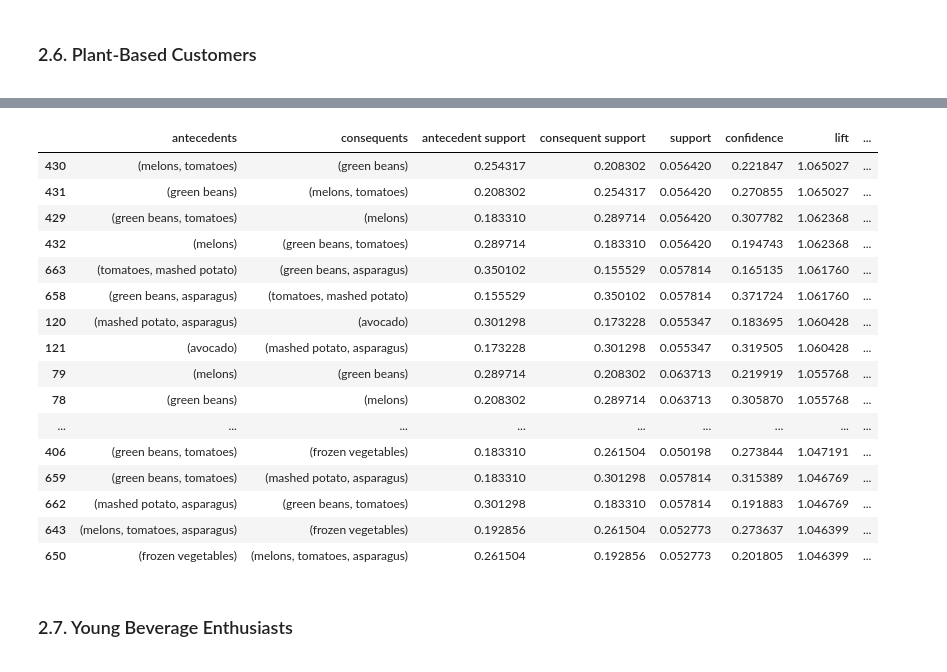
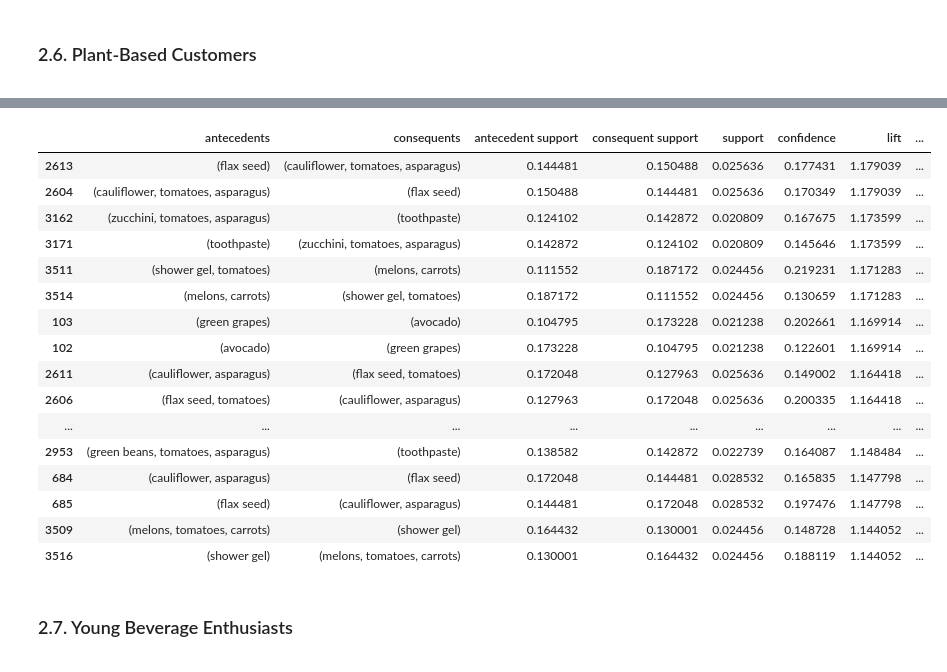
Before and after one commit to shaulleo/ProjetoML, a Jupyter notebook: ML II - Association Rules.ipynb, the cells around one changed output, grey strips where cells are left out. Cells and saved outputs as stored; diff of their text form; code cells hidden in the pictures.

```diff
--- a/ML II - Association Rules.ipynb
+++ b/ML II - Association Rules.ipynb
@@ -247,24 +396,24 @@ len(cluster5_items)*0.02
 # %%
-cluster5_rules = Functions.build_rules(cluster5_items, min_support=0.05, metric='lift', min_threshold=1)
+cluster5_rules = Functions.build_rules(cluster5_items, min_support=0.02, metric='lift', min_threshold=1)
 cluster5_rules.sort_values(by='lift', ascending=False).head(30)
 # %% [output]
 |  | antecedents | consequents | antecedent support | consequent support | support | confidence | lift | ... |
-| 430 | (melons, tomatoes) | (green beans) | 0.254317 | 0.208302 | 0.056420 | 0.221847 | 1.065027 | ... |
-| 431 | (green beans) | (melons, tomatoes) | 0.208302 | 0.254317 | 0.056420 | 0.270855 | 1.065027 | ... |
-| 429 | (green beans, tomatoes) | (melons) | 0.183310 | 0.289714 | 0.056420 | 0.307782 | 1.062368 | ... |
-| 432 | (melons) | (green beans, tomatoes) | 0.289714 | 0.183310 | 0.056420 | 0.194743 | 1.062368 | ... |
-| 663 | (tomatoes, mashed potato) | (green beans, asparagus) | 0.350102 | 0.155529 | 0.057814 | 0.165135 | 1.061760 | ... |
-| 658 | (green beans, asparagus) | (tomatoes, mashed potato) | 0.155529 | 0.350102 | 0.057814 | 0.371724 | 1.061760 | ... |
-| 120 | (mashed potato, asparagus) | (avocado) | 0.301298 | 0.173228 | 0.055347 | 0.183695 | 1.060428 | ... |
-| 121 | (avocado) | (mashed potato, asparagus) | 0.173228 | 0.301298 | 0.055347 | 0.319505 | 1.060428 | ... |
-| 79 | (melons) | (green beans) | 0.289714 | 0.208302 | 0.063713 | 0.219919 | 1.055768 | ... |
-| 78 | (green beans) | (melons) | 0.208302 | 0.289714 | 0.063713 | 0.305870 | 1.055768 | ... |
+| 2613 | (flax seed) | (cauliflower, tomatoes, asparagus) | 0.144481 | 0.150488 | 0.025636 | 0.177431 | 1.179039 | ... |
+| 2604 | (cauliflower, tomatoes, asparagus) | (flax seed) | 0.150488 | 0.144481 | 0.025636 | 0.170349 | 1.179039 | ... |
+| 3162 | (zucchini, tomatoes, asparagus) | (toothpaste) | 0.124102 | 0.142872 | 0.020809 | 0.167675 | 1.173599 | ... |
+| 3171 | (toothpaste) | (zucchini, tomatoes, asparagus) | 0.142872 | 0.124102 | 0.020809 | 0.145646 | 1.173599 | ... |
+| 3511 | (shower gel, tomatoes) | (melons, carrots) | 0.111552 | 0.187172 | 0.024456 | 0.219231 | 1.171283 | ... |
+| 3514 | (melons, carrots) | (shower gel, tomatoes) | 0.187172 | 0.111552 | 0.024456 | 0.130659 | 1.171283 | ... |
+| 103 | (green grapes) | (avocado) | 0.104795 | 0.173228 | 0.021238 | 0.202661 | 1.169914 | ... |
+| 102 | (avocado) | (green grapes) | 0.173228 | 0.104795 | 0.021238 | 0.122601 | 1.169914 | ... |
+| 2611 | (cauliflower, asparagus) | (flax seed, tomatoes) | 0.172048 | 0.127963 | 0.025636 | 0.149002 | 1.164418 | ... |
+| 2606 | (flax seed, tomatoes) | (cauliflower, asparagus) | 0.127963 | 0.172048 | 0.025636 | 0.200335 | 1.164418 | ... |
 | ... | ... | ... | ... | ... | ... | ... | ... | ... |
-| 406 | (green beans, tomatoes) | (frozen vegetables) | 0.183310 | 0.261504 | 0.050198 | 0.273844 | 1.047191 | ... |
-| 659 | (green beans, tomatoes) | (mashed potato, asparagus) | 0.183310 | 0.301298 | 0.057814 | 0.315389 | 1.046769 | ... |
-| 662 | (mashed potato, asparagus) | (green beans, tomatoes) | 0.301298 | 0.183310 | 0.057814 | 0.191883 | 1.046769 | ... |
-| 643 | (melons, tomatoes, asparagus) | (frozen vegetables) | 0.192856 | 0.261504 | 0.052773 | 0.273637 | 1.046399 | ... |
-| 650 | (frozen vegetables) | (melons, tomatoes, asparagus) | 0.261504 | 0.192856 | 0.052773 | 0.201805 | 1.046399 | ... |
+| 2953 | (green beans, tomatoes, asparagus) | (toothpaste) | 0.138582 | 0.142872 | 0.022739 | 0.164087 | 1.148484 | ... |
+| 684 | (cauliflower, asparagus) | (flax seed) | 0.172048 | 0.144481 | 0.028532 | 0.165835 | 1.147798 | ... |
+| 685 | (flax seed) | (cauliflower, asparagus) | 0.144481 | 0.172048 | 0.028532 | 0.197476 | 1.147798 | ... |
+| 3509 | (melons, tomatoes, carrots) | (shower gel) | 0.164432 | 0.130001 | 0.024456 | 0.148728 | 1.144052 | ... |
+| 3516 | (shower gel) | (melons, tomatoes, carrots) | 0.130001 | 0.164432 | 0.024456 | 0.188119 | 1.144052 | ... |
 # %% [markdown]
 <a class="anchor" id="2.7.-bullet">
 
```
Also changed, not shown: parts of 28 cells of this notebook.
